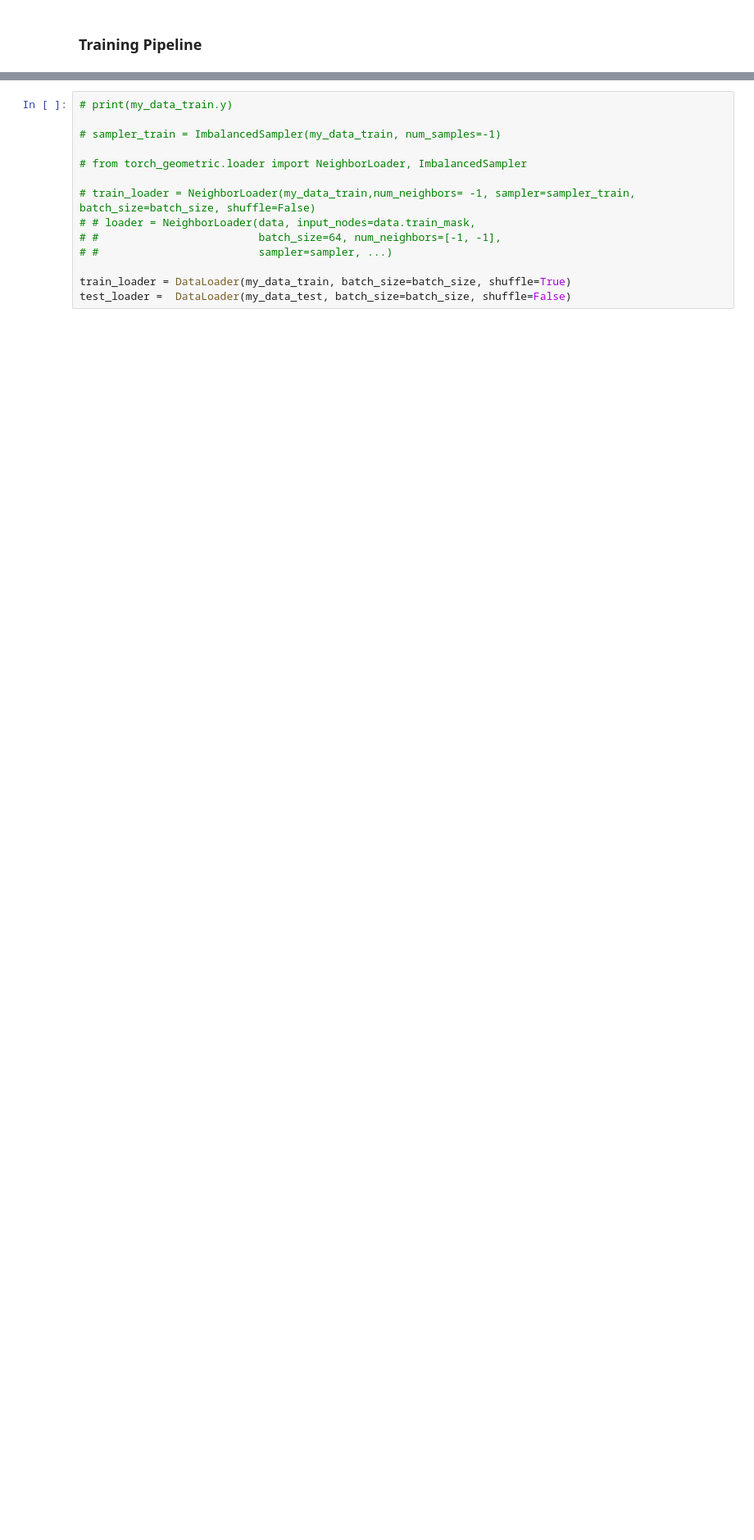
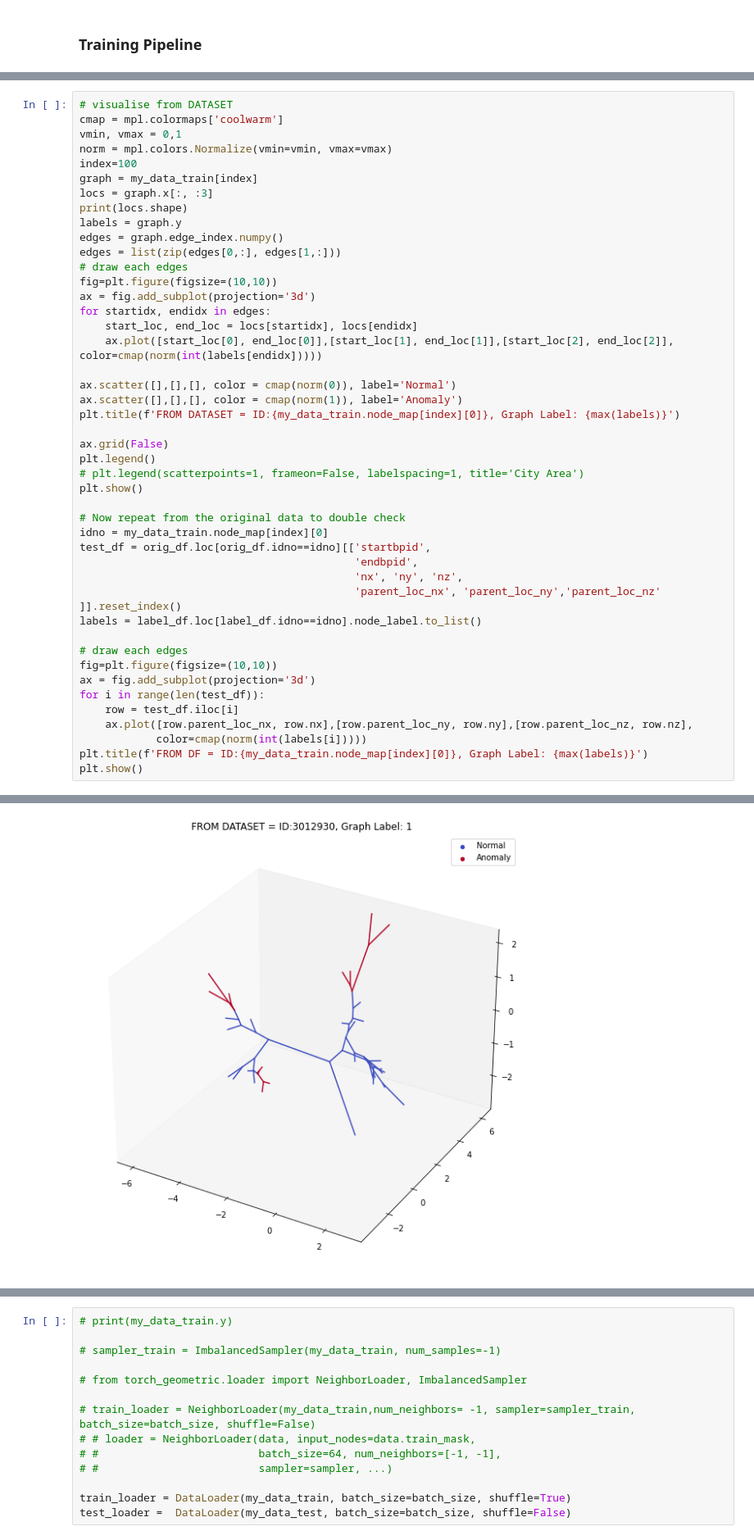
Before and after one commit to s-n-naik/airway_exploration, a Jupyter notebook: graph_networks/graph_network_training.ipynb, the cells around one changed output, grey strips where cells are left out. Shown at 82% size. Drawn from its saved outputs; the diff is of its cells as text; blank space fills up the shorter version.

```diff
--- a/graph_networks/graph_network_training.ipynb
+++ b/graph_networks/graph_network_training.ipynb
@@ -846,0 +816,46 @@ Done!
+# %%
+# visualise from DATASET
+cmap = mpl.colormaps['coolwarm']
+vmin, vmax = 0,1
+norm = mpl.colors.Normalize(vmin=vmin, vmax=vmax)
+index=100
+graph = my_data_train[index]
+locs = graph.x[:, :3]
+print(locs.shape)
+labels = graph.y
+edges = graph.edge_index.numpy()
+edges = list(zip(edges[0,:], edges[1,:]))
+# draw each edges
+fig=plt.figure(figsize=(10,10))
+ax = fig.add_subplot(projection='3d')
+for startidx, endidx in edges:
+    start_loc, end_loc = locs[startidx], locs[endidx]
+    ax.plot([start_loc[0], end_loc[0]],[start_loc[1], end_loc[1]],[start_loc[2], end_loc[2]], color=cmap(norm(int(labels[endidx]))))
+
+ax.scatter([],[],[], color = cmap(norm(0)), label='Normal')
+ax.scatter([],[],[], color = cmap(norm(1)), label='Anomaly')
+plt.title(f'FROM DATASET = ID:{my_data_train.node_map[index][0]}, Graph Label: {max(labels)}')
+
+ax.grid(False)
+plt.legend()
+# plt.legend(scatterpoints=1, frameon=False, labelspacing=1, title='City Area')
+plt.show()
+
+# Now repeat from the original data to double check
+idno = my_data_train.node_map[index][0]
+test_df = orig_df.loc[orig_df.idno==idno][['startbpid',
+                                           'endbpid',
+                                           'nx', 'ny', 'nz',
+                                           'parent_loc_nx', 'parent_loc_ny','parent_loc_nz' ]].reset_index()
+labels = label_df.loc[label_df.idno==idno].node_label.to_list()
+
+# draw each edges
+fig=plt.figure(figsize=(10,10))
+ax = fig.add_subplot(projection='3d')
+for i in range(len(test_df)):
+    row = test_df.iloc[i]
+    ax.plot([row.parent_loc_nx, row.nx],[row.parent_loc_ny, row.ny],[row.parent_loc_nz, row.nz],
+            color=cmap(norm(int(labels[i]))))
+plt.title(f'FROM DF = ID:{my_data_train.node_map[index][0]}, Graph Label: {max(labels)}')
+plt.show()
+# %% [output]
@@ -846,0 +863 @@ Done!
+[figure, added]
```
Also changed, not shown: parts of 17 cells of this notebook.
